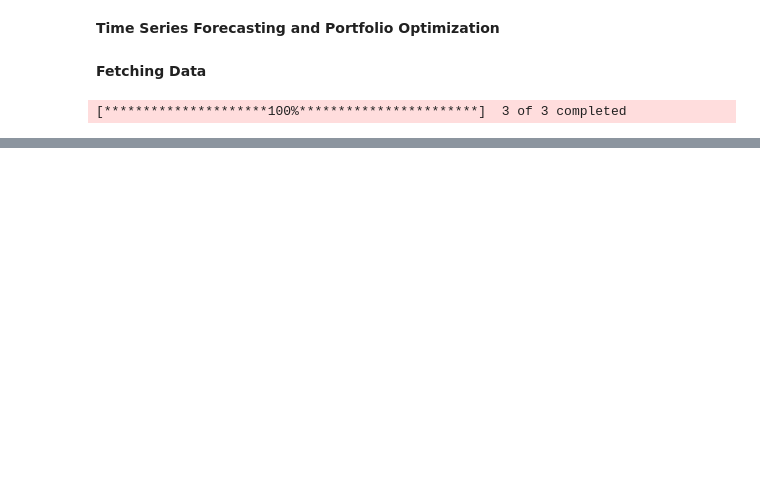
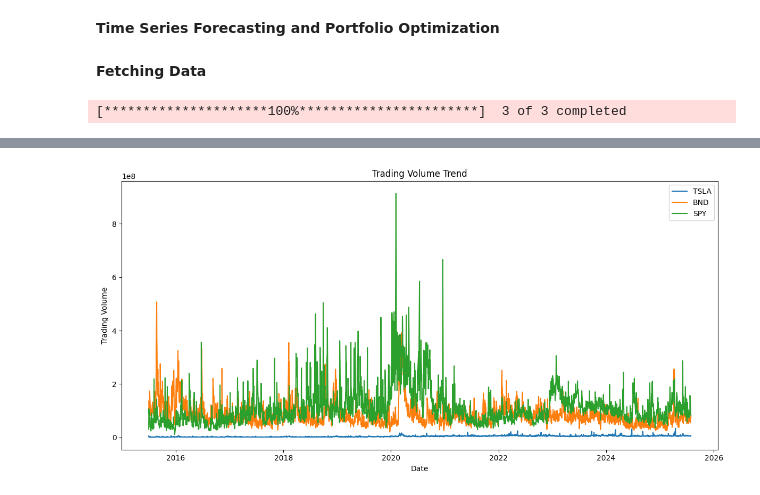
Before and after one commit to hinsenedinka/GMF-Investments-Portfolio-Management-with-Time-Series-Analysis, a Jupyter notebook: notebook/Time Series Forecasting and Portfolio Optimization.ipynb, the cells around one changed output, grey strips where cells are left out. Saved outputs shown, nothing was run; the diff lists cells and outputs as text; code cells hidden in the pictures; blank space fills up the shorter version.

```diff
--- a/notebook/Time Series Forecasting and Portfolio Optimization.ipynb
+++ b/notebook/Time Series Forecasting and Portfolio Optimization.ipynb
@@ -24,7 +24,7 @@ print("data.shape:", data.shape)
 print("\nData Columns:")
 print(data.columns.levels[0].tolist())
 
-# Highight of the dataset
+# Highlight of the dataset
 print("\n First 5 rows of the dataset")
 print(data.head())
 
@@ -39,6 +39,16 @@ print(price.isna().sum())
 if price.isna().sum().any():
     price=price.fillna(method='ffill')
     print("Missing values filled using forward fill")
+
+# Trading Volume Trend
+plt.figure(figsize=(12,6))
+plt.plot(data.index,data['Volume'],label=assets)
+plt.title('Trading Volume Trend')
+plt.xlabel('Date')
+plt.ylabel('Trading Volume')
+plt.legend()
+plt.tight_layout()
+plt.show()
 # %% [output]
 [*********************100%***********************]  3 of 3 completed
 data.shape: (2535, 15)
@@ -56,7 +66,8 @@ Date
 ... (23 lines left out)
 BND     0
 SPY     0
 TSLA    0
 dtype: int64
+[figure, added]
 # %%
 # Exploratory Data Analysis
```
Also changed, not shown: parts of 2 cells of this notebook.
